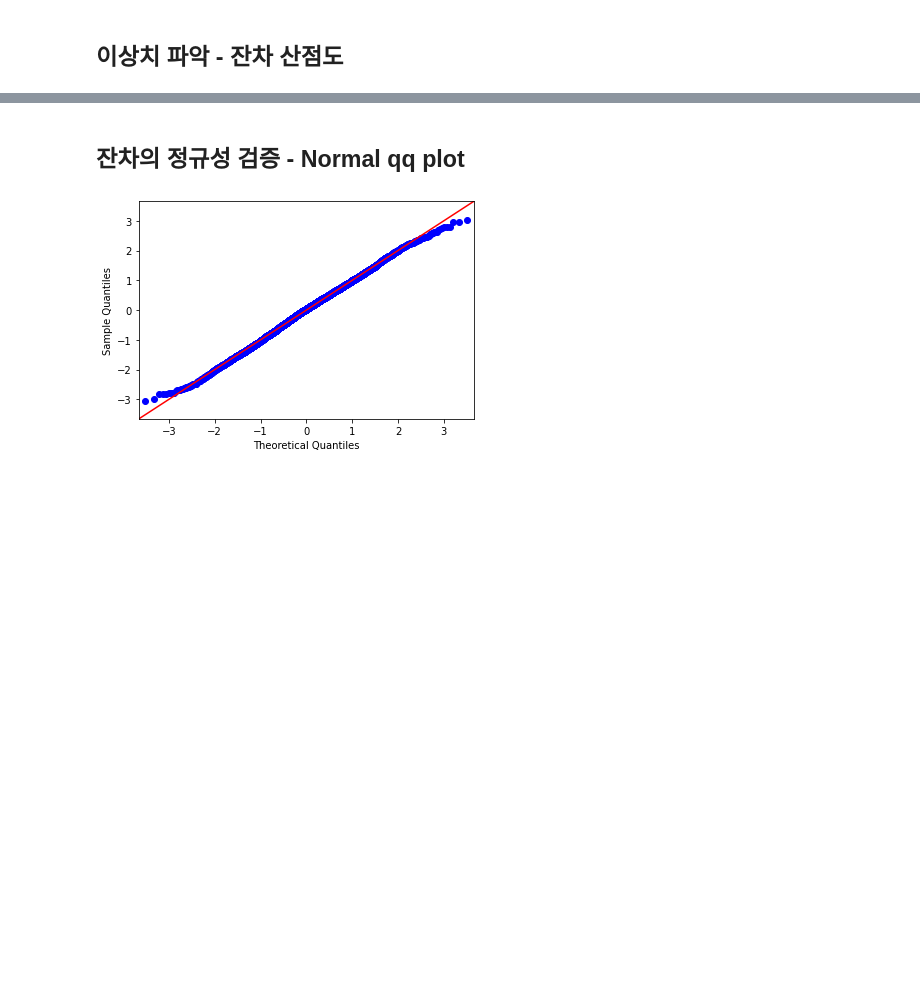
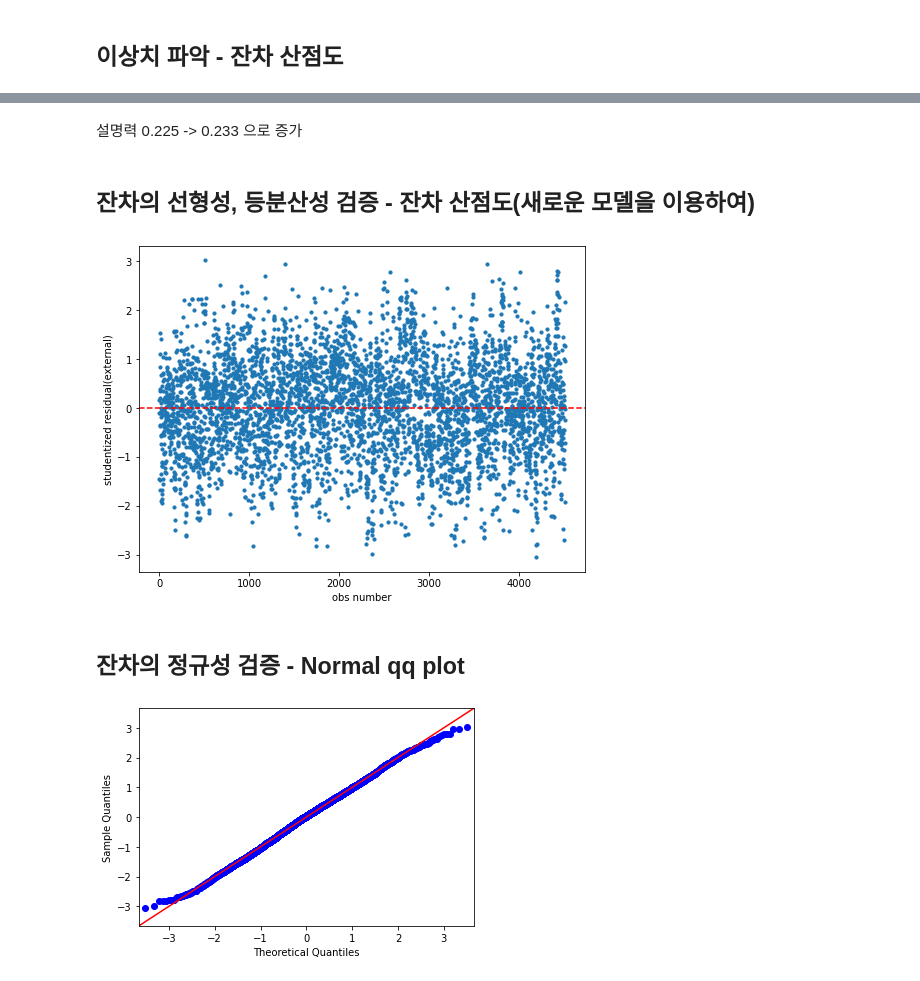
Before and after one commit to JadenKim-dev/DataScienceStudy, a Jupyter notebook: RA_group_project/3. Data_analysis2.ipynb, the cells around one changed output, grey strips where cells are left out. Cells and saved outputs as stored; diff of their text form; code cells hidden in the pictures; blank space fills up the shorter version.

```diff
--- a/RA_group_project/3. Data_analysis2.ipynb
+++ b/RA_group_project/3. Data_analysis2.ipynb
@@ -532,0 +484,5 @@ plt.show()
+# %%
+# 이상치 이거나 영향점인 점 제외
+outlier = media2[((cdis>0.004) & ((dfits>x) | (dfits<-x))) | (resid['res'] > 3) | (resid['res'] < -3) ].index
+x_data4 = x_data3.drop(outlier)
+target4 = target.drop(outlier)
@@ -532,0 +520,4 @@ plt.show()
+# %% [markdown]
+설명력 0.225 -> 0.233 으로 증가
+# %% [markdown]
+## 잔차의 선형성, 등분산성 검증 - 잔차 산점도(새로운 모델을 이용하여)
@@ -533,3 +529,12 @@ plt.show()
+# %%
+plt.figure(figsize=(8, 6))
+plt.scatter(x = resid2['idx'], y=resid2['res'], s=10)
+plt.axhline(0,linestyle='--',color='red')
+plt.xlabel('obs number')
+plt.ylabel('studentized residual(external)')
+plt.show()
+# %% [output]
+[figure, added]
 # %% [markdown]
 ## 잔차의 정규성 검증 - Normal qq plot
 # %%
```
Also changed, not shown: parts of 79 cells of this notebook.
